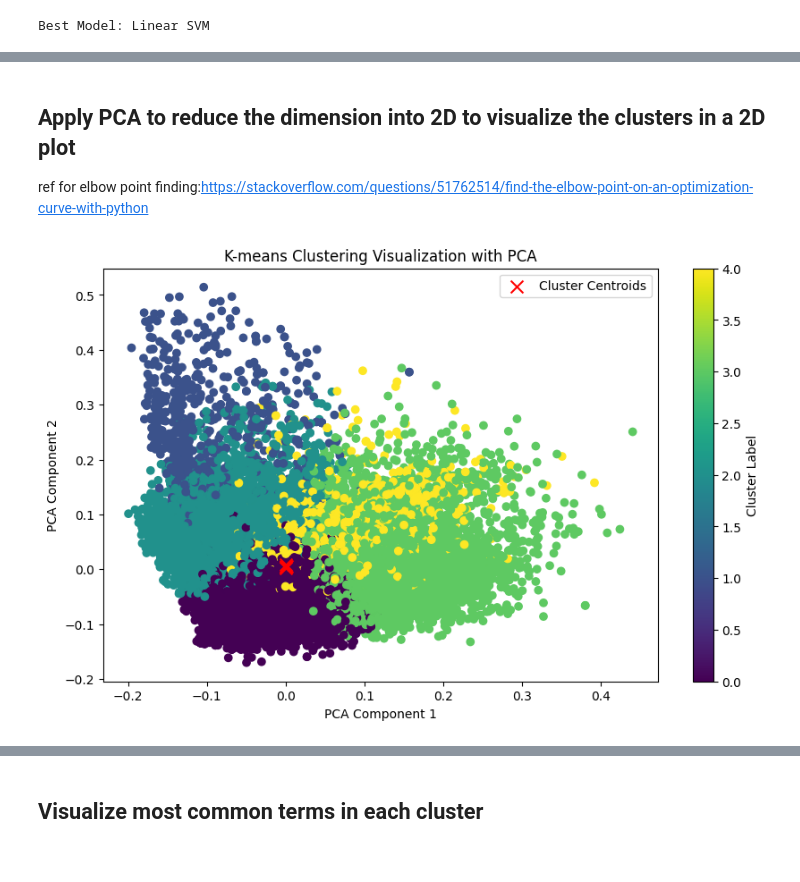
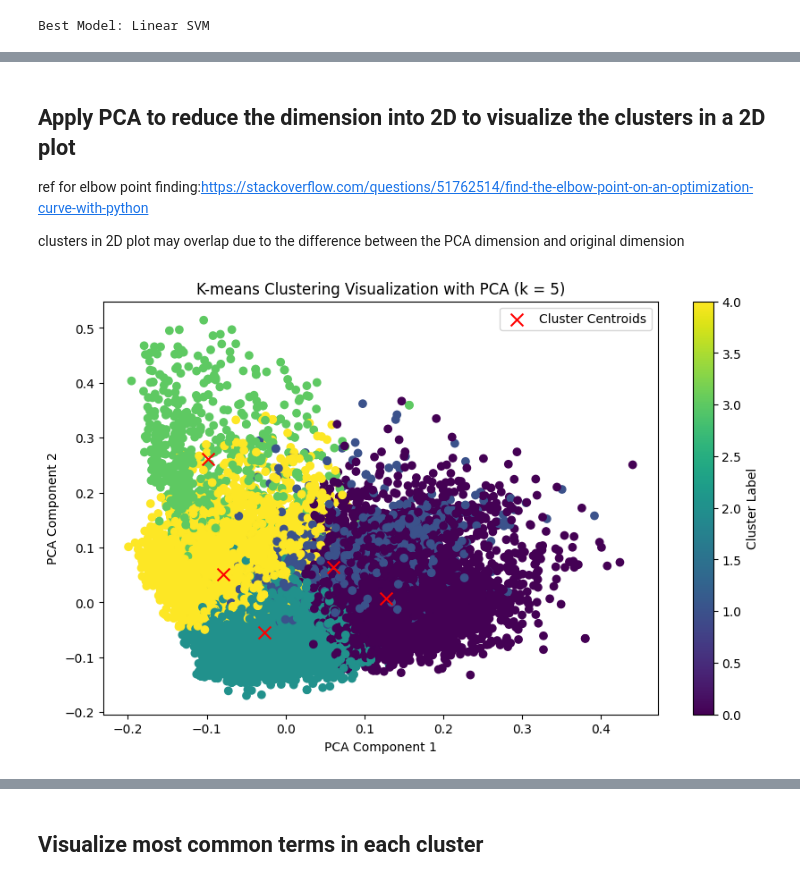
Before and after one commit to ivan00105/Seem2460-Final-Project, a Jupyter notebook: Fake News Detection.ipynb, the cells around one changed output, grey strips where cells are left out. Cells and saved outputs as stored; diff of their text form; code cells hidden in the pictures.

```diff
--- a/test.ipynb
+++ b/Fake News Detection.ipynb
@@ -329,29 +332,32 @@ for k in K:
 ## Apply PCA to reduce the dimension into 2D to visualize the clusters in a 2D plot
 
 ref for elbow point finding:https://stackoverflow.com/questions/51762514/find-the-elbow-point-on-an-optimization-curve-with-python
+
+clusters in 2D plot may overlap due to the difference between the PCA dimension and original dimension
 # %%
 # Find the elbow point
 kn = KneeLocator(K, distortions, curve='convex', direction='decreasing')
 optimal_k = kn.elbow
 
 # Apply K-means clustering with the optimal number of clusters
 kmeans = KMeans(n_clusters=optimal_k)
 kmeans.fit(X_train_tfidf)
 
 # Visualize the clusters using PCA
 pca = PCA(n_components=2)
 X_train_pca = pca.fit_transform(X_train_tfidf.toarray())
+cluster_centers_pca = pca.transform(kmeans.cluster_centers_)
 
 plt.figure(figsize=(10, 6))
 plt.scatter(X_train_pca[:, 0], X_train_pca[:, 1], c=kmeans.labels_, cmap='viridis')
 plt.xlabel('PCA Component 1')
 plt.ylabel('PCA Component 2')
-plt.title('K-means Clustering Visualization with PCA')
+plt.title(f'K-means Clustering Visualization with PCA (k = {optimal_k})')
 plt.colorbar().set_label('Cluster Label')
 
 # Plot cluster centroids
-plt.scatter(kmeans.cluster_centers_[:, 0], kmeans.cluster_centers_[:, 1], s=100, c='red', marker='x', label='Cluster Centroids')
+plt.scatter(cluster_centers_pca[:, 0], cluster_centers_pca[:, 1], s=100, c='red', marker='x', label='Cluster Centroids')
 plt.legend()
 plt.show()
 # %% [output]
-[figure, old version]
+[figure, new version]
```
Also changed, not shown: parts of 10 cells of this notebook.
